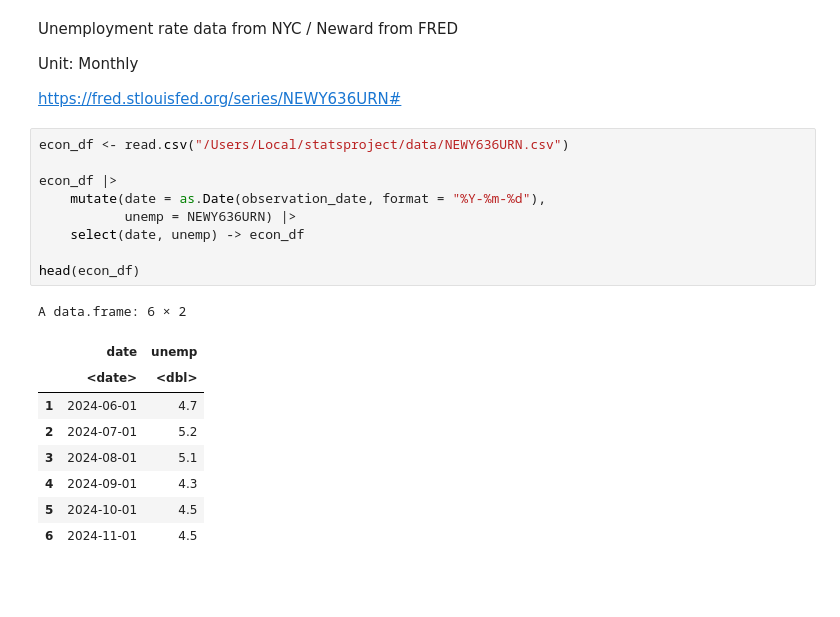
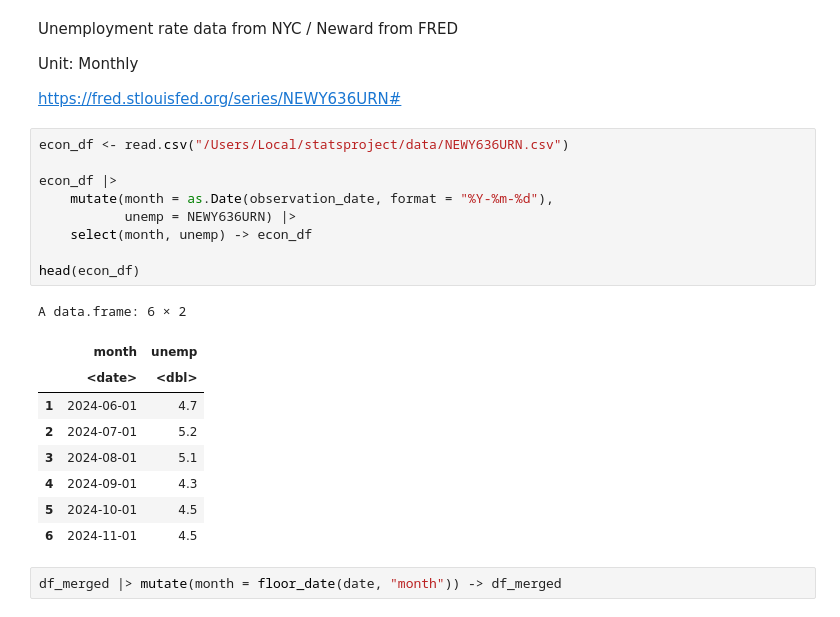
Before and after one commit to lily-harper/statsproject, a Jupyter notebook: 1_data.ipynb, the cells around one changed output. Saved outputs shown, nothing was run; the diff lists cells and outputs as text; blank space fills up the shorter version.

```diff
--- a/1_data.ipynb
+++ b/1_data.ipynb
@@ -233,15 +250,15 @@ https://fred.stlouisfed.org/series/NEWY636URN#
 # %%
 econ_df <- read.csv("/Users/Local/statsproject/data/NEWY636URN.csv")
 
 econ_df |>
-    mutate(date = as.Date(observation_date, format = "%Y-%m-%d"),
+    mutate(month = as.Date(observation_date, format = "%Y-%m-%d"),
            unemp = NEWY636URN) |>
-    select(date, unemp) -> econ_df
+    select(month, unemp) -> econ_df
 
 head(econ_df)
 # %% [output]
 A data.frame: 6 × 2
-|  | date | unemp |
+|  | month | unemp |
 |  | <date> | <dbl> |
 | 1 | 2024-06-01 | 4.7 |
 | 2 | 2024-07-01 | 5.2 |
@@ -249,3 +266,5 @@ A data.frame: 6 × 2
 | 4 | 2024-09-01 | 4.3 |
 | 5 | 2024-10-01 | 4.5 |
 | 6 | 2024-11-01 | 4.5 |
+# %%
+df_merged |> mutate(month = floor_date(date, "month")) -> df_merged
```
Also changed, not shown: parts of 15 cells of this notebook, 6 other files.
